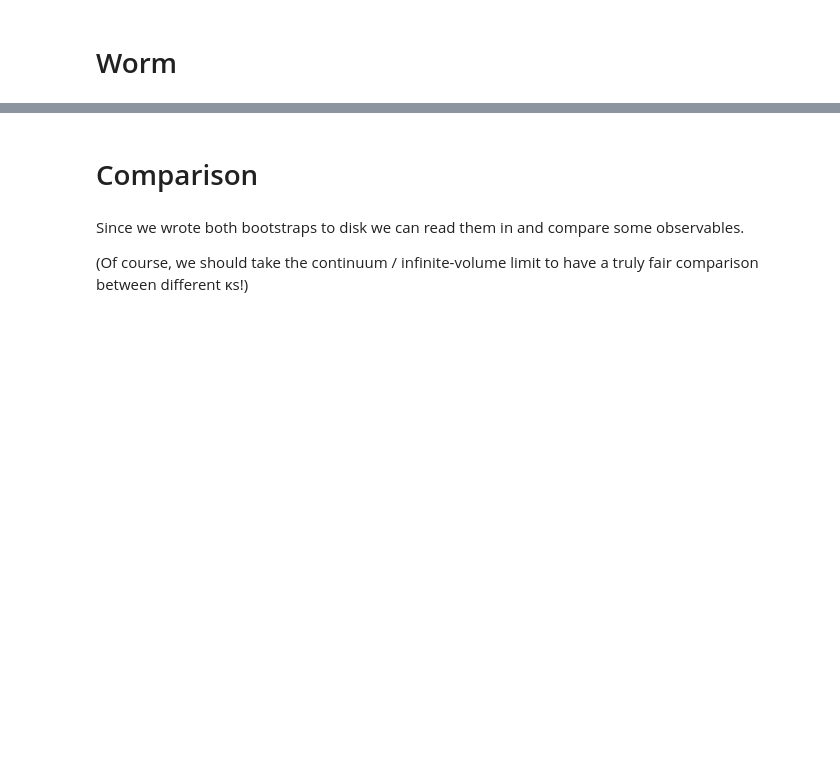
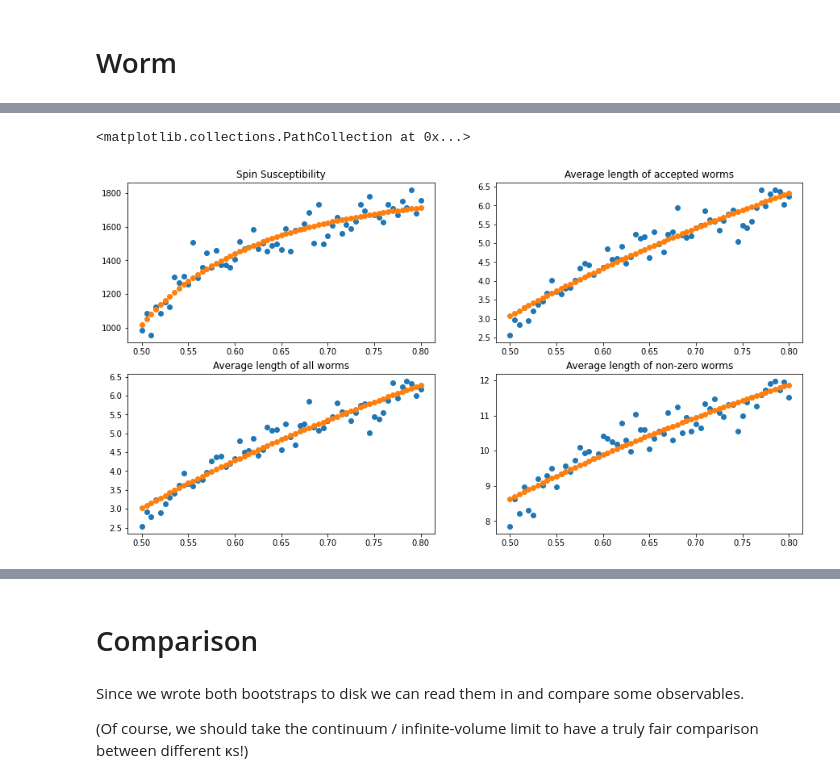
Before and after one commit to evanberkowitz/supervillain, a Jupyter notebook: workbooks/worm_vs_plaquette.ipynb, the cells around one changed output, grey strips where cells are left out. Drawn from its saved outputs; the diff is of its cells as text; code cells hidden in the pictures; blank space fills up the shorter version.

```diff
--- a/workbooks/worm_vs_plaquette.ipynb
+++ b/workbooks/worm_vs_plaquette.ipynb
@@ -185,0 +238,30 @@ sv.analysis.bootstrap(100,v.Spin_Spin
+# %%
+from scipy.optimize import curve_fit
+def objective1(x,a,b,c):
+        return a*x**b+c
+fit, rvalue, *string = curve_fit(objective1,stuff[:,0],stuff[:,1])
+plt.scatter(np.arange(.5,.8,.005),objective1(np.arange(.5,.8,.005),*fit))
+# %%
+fig, ax = plt.subplots(2,2, figsize = (15,8))
+ax[0,0].scatter(stuff[:,0],stuff[:,1])
+ax[0,0].set_title('Spin Susceptibility')
+from scipy.optimize import curve_fit
+def objective1(x,a,b,c):
+        return a*x**b+c
+fit, rvalue, *string = curve_fit(objective1,stuff[:,0],stuff[:,1],maxfev = 20000)
+ax[0,0].scatter(np.arange(.5,.8,.005),objective1(np.arange(.5,.8,.005),*fit))
+ax[0,1].scatter(stuff[:,0],stuff[:,2])
+ax[0,1].set_title('Average length of accepted worms')
+fit2, rvalue, *string = curve_fit(objective1,stuff[:,0],stuff[:,2],maxfev = 20000)
+ax[0,1].scatter(np.arange(.5,.8,.005),objective1(np.arange(.5,.8,.005),*fit2))
+ax[1,0].scatter(stuff[:,0],stuff[:,3])
+ax[1,0].set_title('Average length of all worms')
+fit3, rvalue, *string = curve_fit(objective1,stuff[:,0],stuff[:,3],maxfev = 20000)
+ax[1,0].scatter(np.arange(.5,.8,.005),objective1(np.arange(.5,.8,.005),*fit3))
+ax[1,1].scatter(stuff[:,0],stuff[:,4])
+ax[1,1].set_title('Average length of non-zero worms')
+fit4, rvalue, *string = curve_fit(objective1,stuff[:,0],stuff[:,4],maxfev = 20000)
+ax[1,1].scatter(np.arange(.5,.8,.005),objective1(np.arange(.5,.8,.005),*fit4))
+# %% [output]
+<matplotlib.collections.PathCollection at 0x...>
+[figure, added]
```
Also changed, not shown: parts of 19 cells of this notebook.
